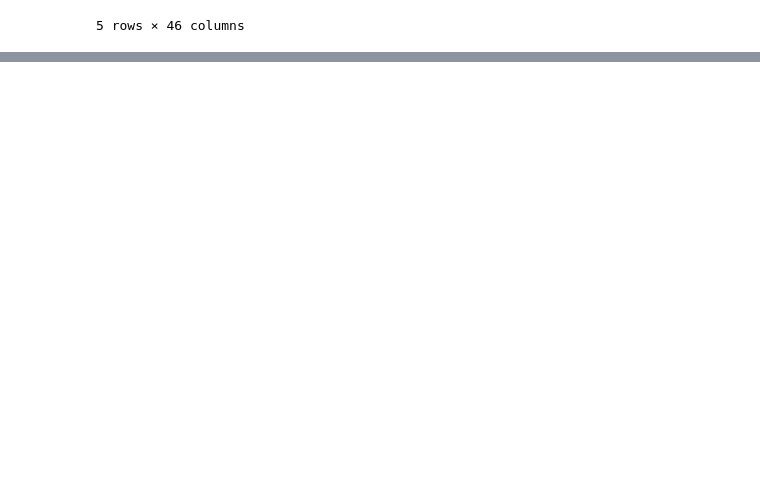
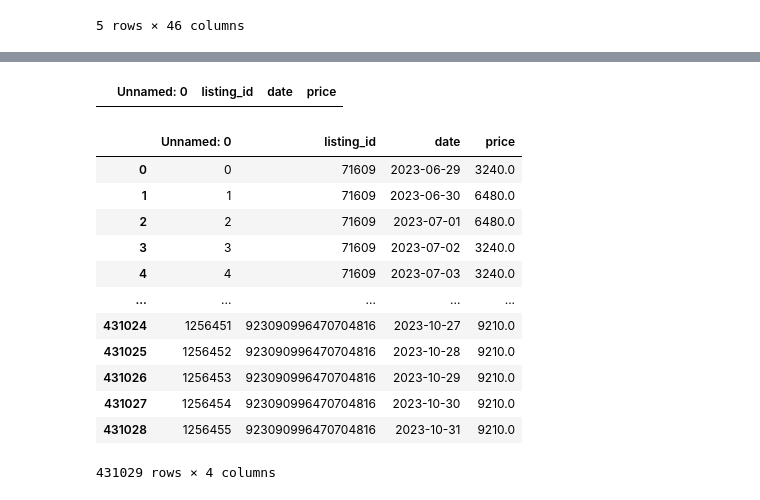
Before and after one commit to ownEyes/Rental-Recommendation-System-in-Singapore, a Jupyter notebook: notebooks/5002_data.ipynb, the cells around one changed output, grey strips where cells are left out. Drawn from its saved outputs; the diff is of its cells as text; code cells hidden in the pictures; blank space fills up the shorter version.

```diff
--- a/notebooks/5002_data.ipynb
+++ b/notebooks/5002_data.ipynb
@@ -658,0 +702,26 @@ result_df.to_csv('./dataSource/mrt.csv')
+# %%
+import pandas as pd
+
+
+df = pd.read_csv("./dataSource/calendar_5002.csv")
+nan_rows = df[df.isna().any(axis=1)]
+
+nan_rows
+# %% [output]
+|  | Unnamed: 0 | listing_id | date | price |
+# %%
+df
+# %% [output]
+|  | Unnamed: 0 | listing_id | date | price |
+| 0 | 0 | 71609 | 2023-06-29 | 3240.0 |
+| 1 | 1 | 71609 | 2023-06-30 | 6480.0 |
+| 2 | 2 | 71609 | 2023-07-01 | 6480.0 |
+| 3 | 3 | 71609 | 2023-07-02 | 3240.0 |
+| 4 | 4 | 71609 | 2023-07-03 | 3240.0 |
+| ... | ... | ... | ... | ... |
+| 431024 | 1256451 | 923090996470704816 | 2023-10-27 | 9210.0 |
+| 431025 | 1256452 | 923090996470704816 | 2023-10-28 | 9210.0 |
+| 431026 | 1256453 | 923090996470704816 | 2023-10-29 | 9210.0 |
+| 431027 | 1256454 | 923090996470704816 | 2023-10-30 | 9210.0 |
+| 431028 | 1256455 | 923090996470704816 | 2023-10-31 | 9210.0 |
+431029 rows × 4 columns
```
Also changed, not shown: parts of 4 cells of this notebook, 33 other files.
